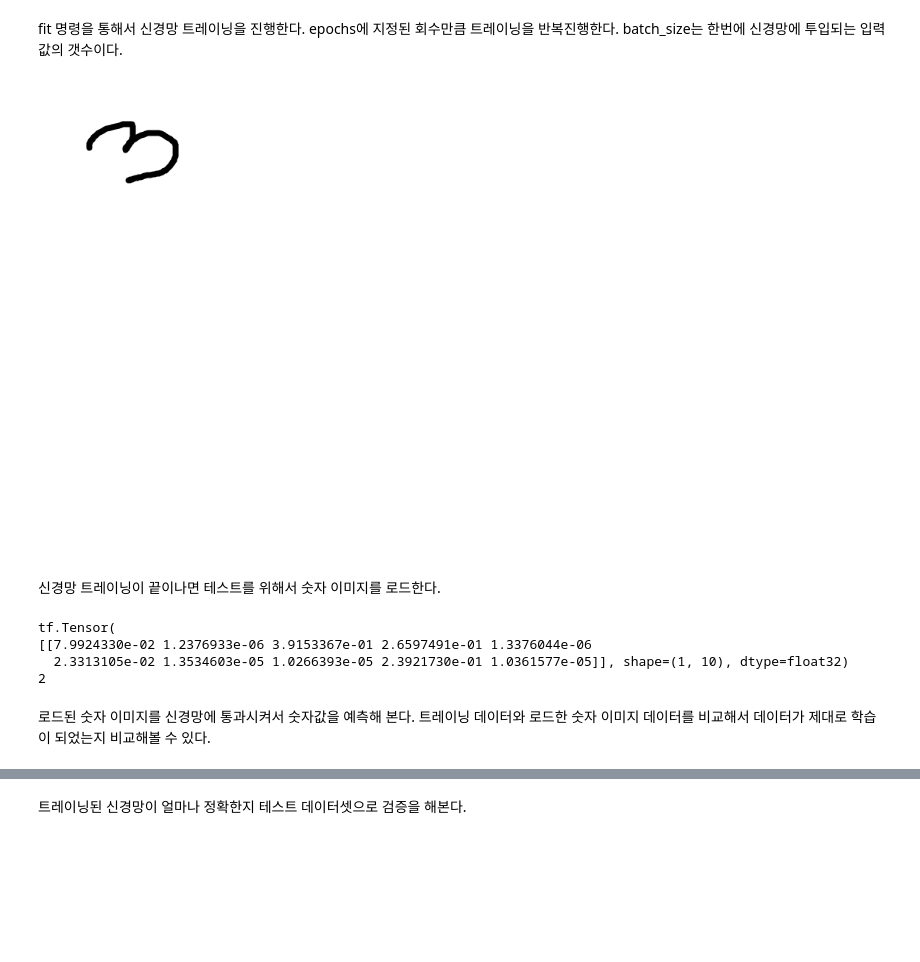
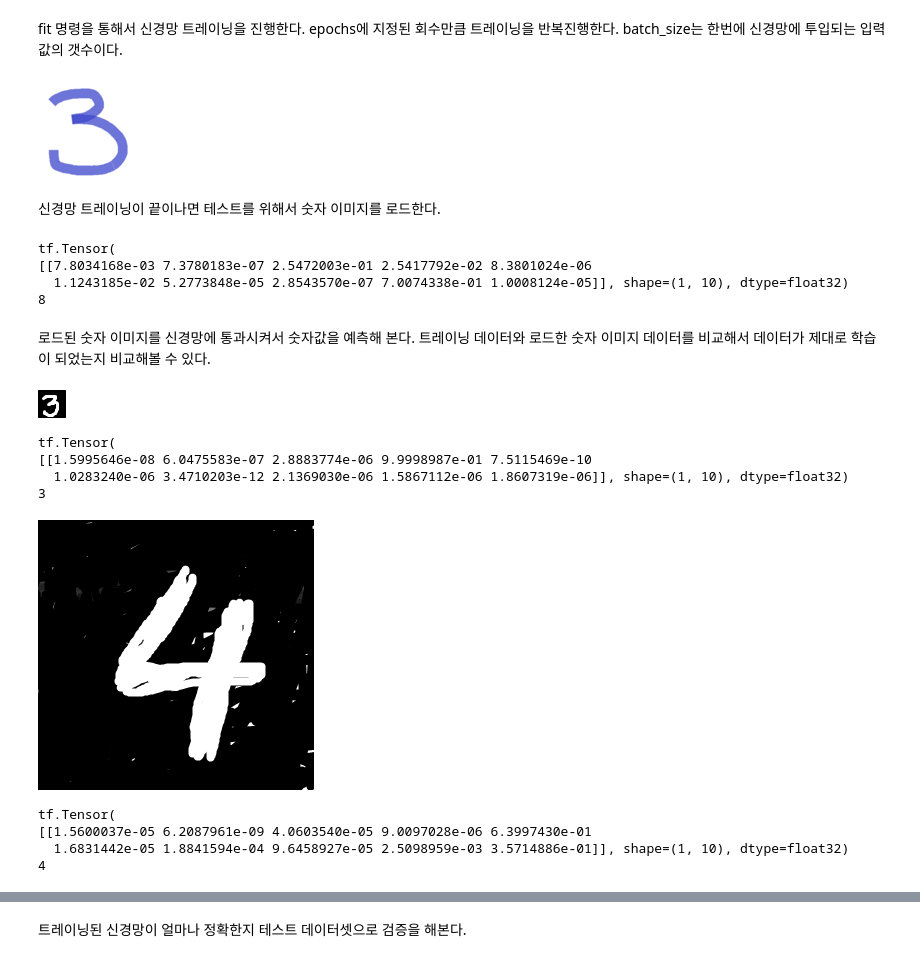
Before and after one commit to yleessam/tf, a Jupyter notebook: mnist_tensorflow.ipynb, the cells around one changed output, grey strips where cells are left out. Cells and saved outputs as stored; diff of their text form; code cells hidden in the pictures; blank space fills up the shorter version.

```diff
--- a/mnist_tensorflow.ipynb
+++ b/mnist_tensorflow.ipynb
@@ -130,12 +130,12 @@ Epoch 100/100
 fit 명령을 통해서 신경망 트레이닝을 진행한다. epochs에 지정된 회수만큼 트레이닝을 반복진행한다. batch_size는 한번에 신경망에 투입되는 입력값의 갯수이다.
 # %%
 #img = cv2.imread('2_1.png')
-img= cv2.imread('mynumber2.png')
+img= cv2.imread('mynumber.png')
 cv2_imshow(img)
 cv2.waitKey(0)
 cv2.destroyAllWindows()
 # %% [output]
-[figure, old version]
+[figure, new version]
 # %% [markdown]
 신경망 트레이닝이 끝이나면 테스트를 위해서 숫자 이미지를 로드한다.
 # %%
@@ -149,11 +149,57 @@ print(predictions)
 print(np.argmax(predictions))
 # %% [output]
 tf.Tensor(
-[[7.9924330e-02 1.2376933e-06 3.9153367e-01 2.6597491e-01 1.3376044e-06
-  2.3313105e-02 1.3534603e-05 1.0266393e-05 2.3921730e-01 1.0361577e-05]], shape=(1, 10), dtype=float32)
-2
+[[7.8034168e-03 7.3780183e-07 2.5472003e-01 2.5417792e-02 8.3801024e-06
+  1.1243185e-02 5.2773848e-05 2.8543570e-07 7.0074338e-01 1.0008124e-05]], shape=(1, 10), dtype=float32)
+8
 # %% [markdown]
 로드된 숫자 이미지를 신경망에 통과시켜서 숫자값을 예측해 본다. 트레이닝 데이터와 로드한 숫자 이미지 데이터를 비교해서 데이터가 제대로 학습이 되었는지 비교해볼 수 있다.
+# %%
+#두번째 테스트
+#img = cv2.imread('2_1.png')
+img= cv2.imread('mynumber2.png')
+cv2_imshow(img)
+cv2.waitKey(0)
+cv2.destroyAllWindows()
+# %% [output]
+[figure, added]
+# %%
+img = cv2.resize(img, (28,28))
+img = cv2.cvtColor(img, cv2.COLOR_BGR2GRAY)
+img = np.reshape(img, (784, ))
+
+X = np.asarray([img])
+predictions = model(X, training=False)
+print(predictions)
+print(np.argmax(predictions))
+# %% [output]
+tf.Tensor(
+[[1.5995646e-08 6.0475583e-07 2.8883774e-06 9.9998987e-01 7.5115469e-10
+  1.0283240e-06 3.4710203e-12 2.1369030e-06 1.5867112e-06 1.8607319e-06]], shape=(1, 10), dtype=float32)
+3
+# %%
+#세번째 테스트
+#img = cv2.imread('2_1.png')
+img= cv2.imread('4.png')
+cv2_imshow(img)
+cv2.waitKey(0)
+cv2.destroyAllWindows()
+# %% [output]
+[figure, added]
+# %%
+img = cv2.resize(img, (28,28))
+img = cv2.cvtColor(img, cv2.COLOR_BGR2GRAY)
+img = np.reshape(img, (784, ))
+
+X = np.asarray([img])
+predictions = model(X, training=False)
+print(predictions)
+print(np.argmax(predictions))
+# %% [output]
+tf.Tensor(
+[[1.5600037e-05 6.2087961e-09 4.0603540e-05 9.0097028e-06 6.3997430e-01
+  1.6831442e-05 1.8841594e-04 9.6458927e-05 2.5098959e-03 3.5714886e-01]], shape=(1, 10), dtype=float32)
+4
 # %%
 print("[INFO] evaluating network...")
 predictions = model.predict(testX, batch_size=128)
```
Also changed, not shown: parts of 3 cells of this notebook.
